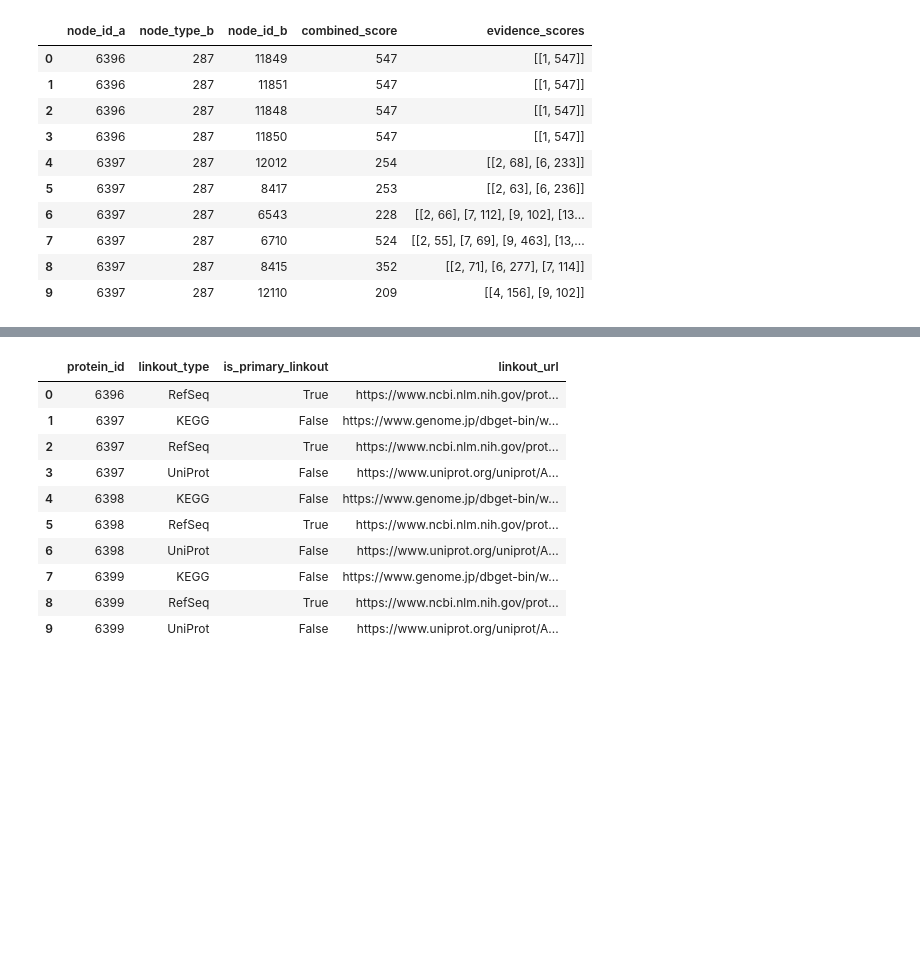
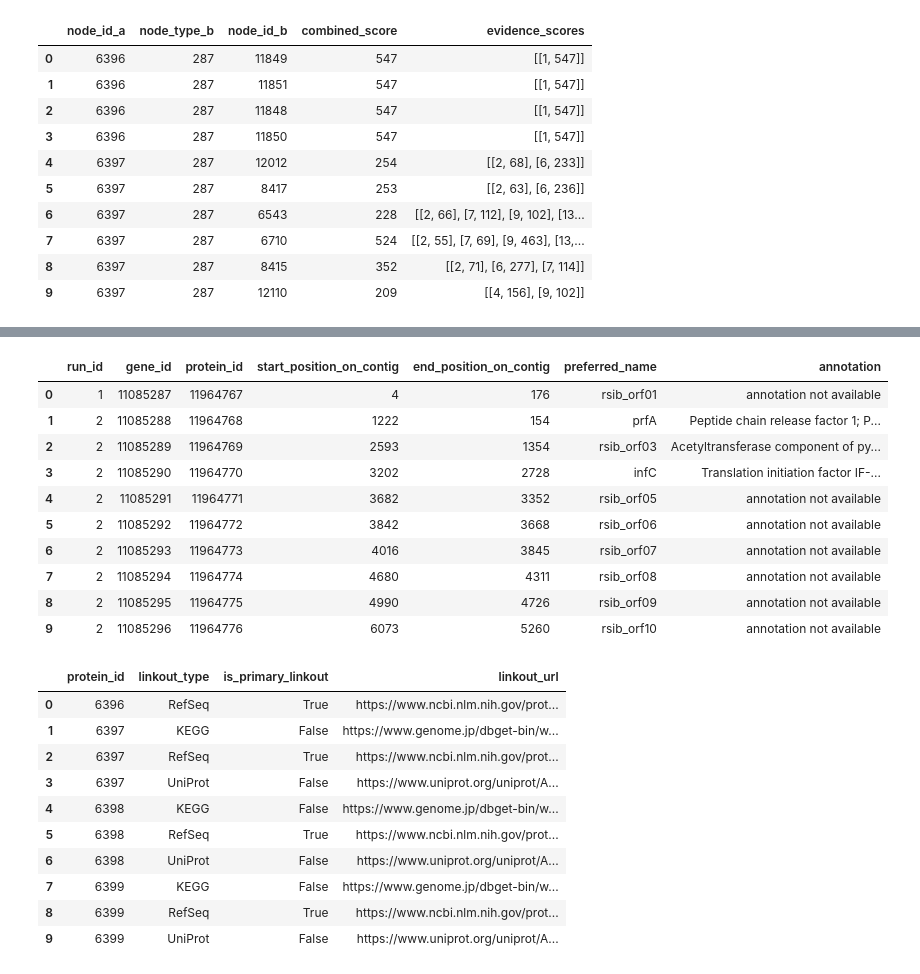
Before and after one commit to ahnty0122/Bioinfomatics, a Jupyter notebook: Pathway_analysis/PostgreSQL_connect.ipynb, the cells around one changed output, grey strips where cells are left out. Saved outputs shown, nothing was run; the diff lists cells and outputs as text; code cells hidden in the pictures; blank space fills up the shorter version.

```diff
--- a/PostgreSQL_connect.ipynb
+++ b/Pathway_analysis/PostgreSQL_connect.ipynb
@@ -224,3 +244,22 @@ my_df
+# %%
+# runs_genes_proteins
+cur.execute("SELECT * FROM items.runs_genes_proteins limit 10;")
+result = cur.fetchall()
+my_df = pd.DataFrame(result)
+my_df.columns = [desc[0] for desc in cur.description]
+my_df
+# %% [output]
+|  | run_id | gene_id | protein_id | start_position_on_contig | end_position_on_contig | preferred_name | annotation |
+| 0 | 1 | 11085287 | 11964767 | 4 | 176 | rsib_orf01 | annotation not available |
+| 1 | 2 | 11085288 | 11964768 | 1222 | 154 | prfA | Peptide chain release factor 1; P... |
+| 2 | 2 | 11085289 | 11964769 | 2593 | 1354 | rsib_orf03 | Acetyltransferase component of py... |
+| 3 | 2 | 11085290 | 11964770 | 3202 | 2728 | infC | Translation initiation factor IF-... |
+| 4 | 2 | 11085291 | 11964771 | 3682 | 3352 | rsib_orf05 | annotation not available |
+| 5 | 2 | 11085292 | 11964772 | 3842 | 3668 | rsib_orf06 | annotation not available |
+| 6 | 2 | 11085293 | 11964773 | 4016 | 3845 | rsib_orf07 | annotation not available |
+| 7 | 2 | 11085294 | 11964774 | 4680 | 4311 | rsib_orf08 | annotation not available |
+| 8 | 2 | 11085295 | 11964775 | 4990 | 4726 | rsib_orf09 | annotation not available |
+| 9 | 2 | 11085296 | 11964776 | 6073 | 5260 | rsib_orf10 | annotation not available |
 # %%
 # proteins_linkouts
 cur.execute("SELECT protein_id, linkout_type, is_primary_linkout, linkout_url FROM items.proteins_linkouts limit 10;")
```
Also changed, not shown: parts of 7 cells of this notebook, 4 other files.
